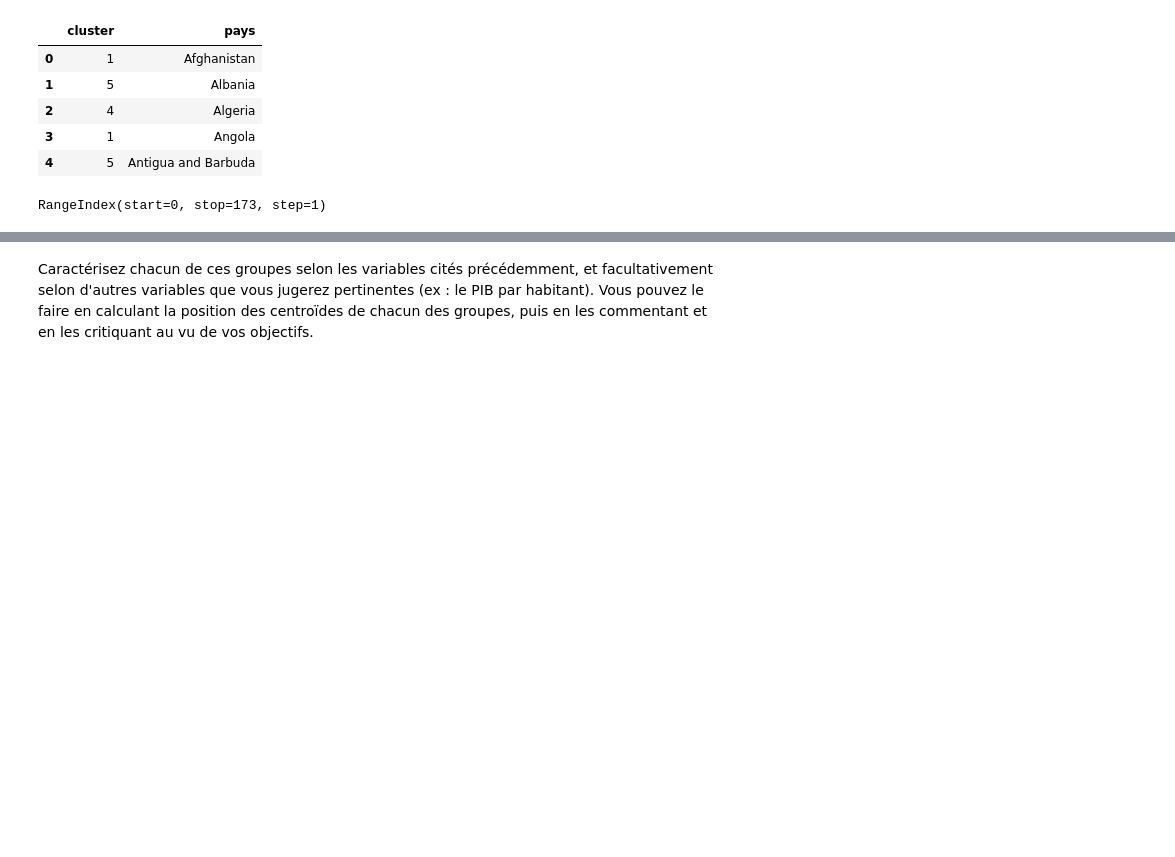
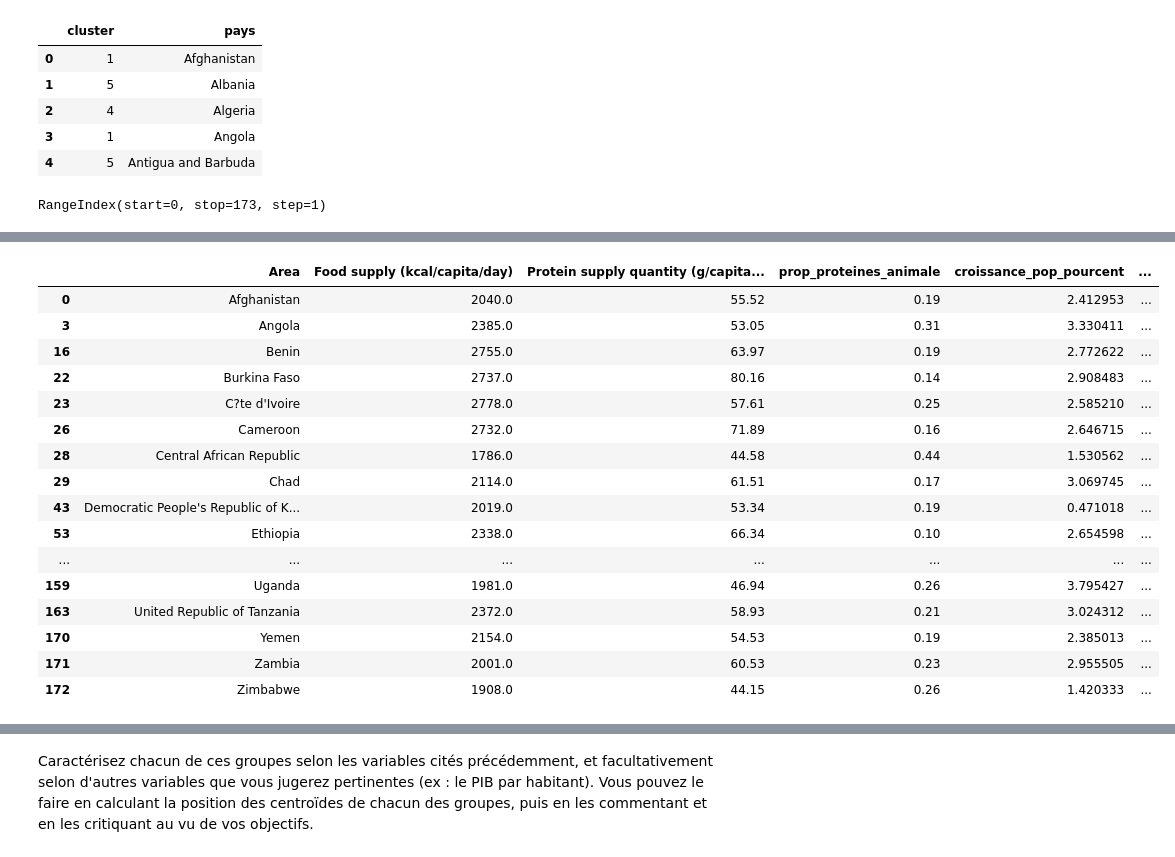
Before and after one commit to FatimaMoqran/Etude_de_marche_ACP_clustering_dendogramme, a Jupyter notebook: étude_de_marché.ipynb, the cells around one changed output, grey strips where cells are left out. Cells and saved outputs as stored; diff of their text form; code cells hidden in the pictures; blank space fills up the shorter version.

```diff
--- a/étude_de_marché.ipynb
+++ b/étude_de_marché.ipynb
@@ -536,0 +538,22 @@ data_clusters.head()
+# %%
+#le groupe 1
+groupe1 = data_clusters.loc[data_clusters['cluster']==1]
+groupe1
+# %% [output]
+|  | Area | Food supply (kcal/capita/day) | Protein supply quantity (g/capita... | prop_proteines_animale | croissance_pop_pourcent | ... |
+| 0 | Afghanistan | 2040.0 | 55.52 | 0.19 | 2.412953 | ... |
+| 3 | Angola | 2385.0 | 53.05 | 0.31 | 3.330411 | ... |
+| 16 | Benin | 2755.0 | 63.97 | 0.19 | 2.772622 | ... |
+| 22 | Burkina Faso | 2737.0 | 80.16 | 0.14 | 2.908483 | ... |
+| 23 | C?te d'Ivoire | 2778.0 | 57.61 | 0.25 | 2.585210 | ... |
+| 26 | Cameroon | 2732.0 | 71.89 | 0.16 | 2.646715 | ... |
+| 28 | Central African Republic | 1786.0 | 44.58 | 0.44 | 1.530562 | ... |
+| 29 | Chad | 2114.0 | 61.51 | 0.17 | 3.069745 | ... |
+| 43 | Democratic People's Republic of K... | 2019.0 | 53.34 | 0.19 | 0.471018 | ... |
+| 53 | Ethiopia | 2338.0 | 66.34 | 0.10 | 2.654598 | ... |
+| ... | ... | ... | ... | ... | ... | ... |
+| 159 | Uganda | 1981.0 | 46.94 | 0.26 | 3.795427 | ... |
+| 163 | United Republic of Tanzania | 2372.0 | 58.93 | 0.21 | 3.024312 | ... |
+| 170 | Yemen | 2154.0 | 54.53 | 0.19 | 2.385013 | ... |
+| 171 | Zambia | 2001.0 | 60.53 | 0.23 | 2.955505 | ... |
+| 172 | Zimbabwe | 1908.0 | 44.15 | 0.26 | 1.420333 | ... |
```
Also changed, not shown: parts of 34 cells of this notebook.
